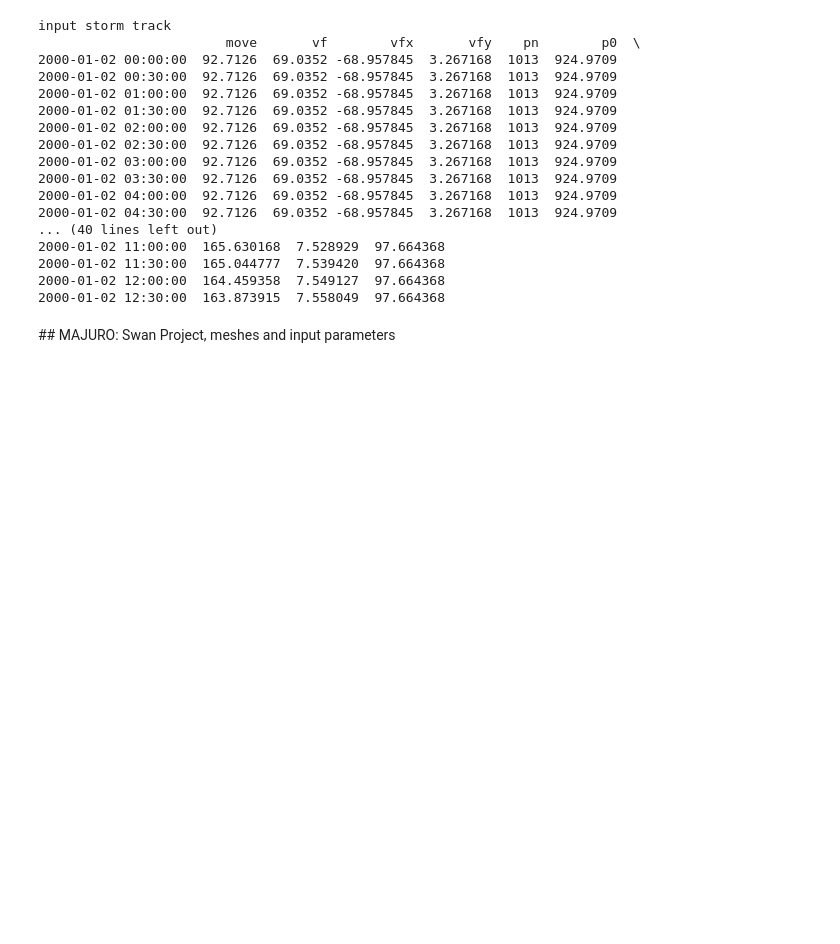
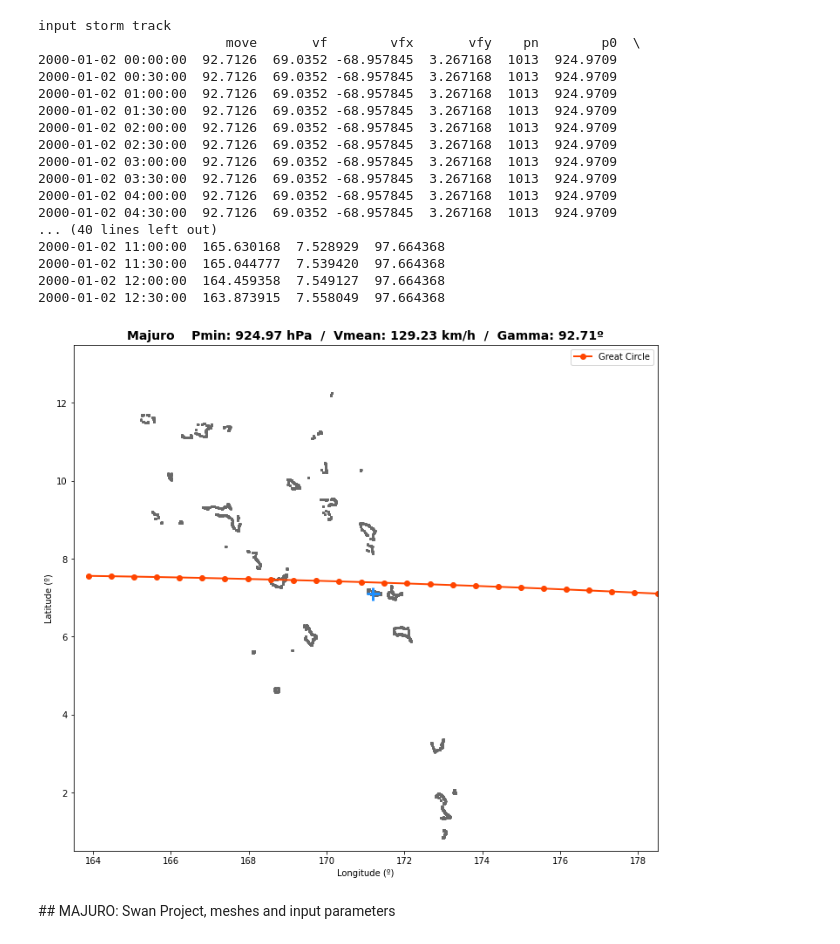
Before and after one commit to ripolln/hywaves, a Jupyter notebook: notebooks/hyswan/nb_02_Vortex_Hemispheres.ipynb, the cells around one changed output. Saved outputs shown, nothing was run; the diff lists cells and outputs as text; code cells hidden in the pictures; blank space fills up the shorter version.

Commit message:
storm track plot added to nb 02 demo

```diff
--- a/notebooks/hyswan/nb_02_Vortex_Hemispheres.ipynb
+++ b/notebooks/hyswan/nb_02_Vortex_Hemispheres.ipynb
@@ -131,6 +131,15 @@ input storm track
 2000-01-02 11:30:00  165.044777  7.539420  97.664368
 2000-01-02 12:00:00  164.459358  7.549127  97.664368
 2000-01-02 12:30:00  163.873915  7.558049  97.664368
+# %%
+# plot storm track
+plot_storm_track(
+    'Majuro', st, 0,
+    lon[0], lon[-1], lat[0], lat[-1],
+    None, None, None, None, np_shore = np_shore,
+)
+# %% [output]
+[figure, added]
 # %% [markdown]
 ## MAJURO: Swan Project, meshes and input parameters
 # %%
```
Also changed, not shown: parts of 7 cells of this notebook.
